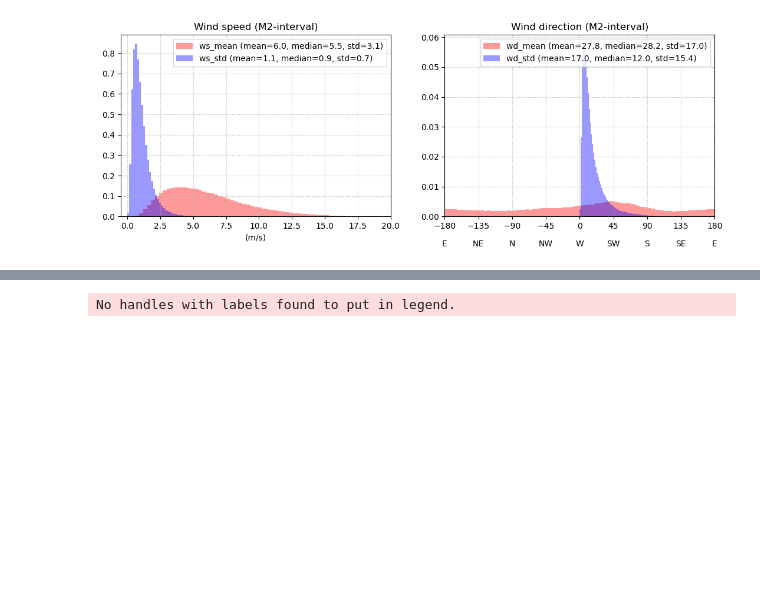
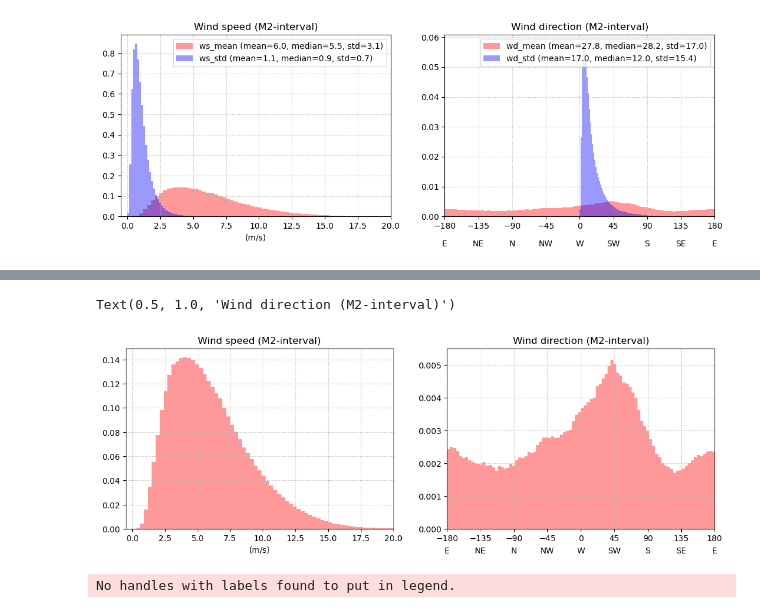
Before and after one commit to LOCO-EX/Lagrangian_ML, a Jupyter notebook: examples/interpolation_wind/wind_avg_std_M2_interp_to_particle_grid_analysis_all_years.ipynb, the cells around one changed output, grey strips where cells are left out. Cells and saved outputs as stored; diff of their text form; code cells hidden in the pictures; blank space fills up the shorter version.

```diff
--- a/examples/interpolation_wind/wind_avg_std_M2_interp_to_particle_grid_analysis_all_years.ipynb
+++ b/examples/interpolation_wind/wind_avg_std_M2_interp_to_particle_grid_analysis_all_years.ipynb
@@ -550,0 +542,14 @@ ws_val=ws.values.flatten()
+# %%
+%%time
+fig,ax=plt.subplots(1,2,figsize=(13,4))
+#
+ax[0].hist(ws.values.flatten(), bins=np.arange(0,24,0.3), alpha=0.4, density=True, color='red', label=f'ws_mean (mean={np.mean(ws.values):.1f}, median={np.median(ws.values):.1f}, std={np.std(ws.values):.1f})');
+ax[0].set_xlim(-.5,20);ax[0].grid(ls=":");
+ax[0].set_title("Wind speed (M2-interval)");ax[0].set_xlabel("(m/s)");
+#
+ax[1].hist(wd2.values.flatten(), bins=np.arange(-180,184,4), alpha=0.4, density=True, color='red', label=f'wd_mean (mean={np.mean(wd_mean.values)*180/np.pi+17:.1f}, median={np.median(wd.values)*180/np.pi+17:.1f}, std={np.mean(wd_mean_std.values)*180/np.pi:.1f})');
+ax[1].set_xlim(-180,180);ax[1].set_xticks(range(-180,180+45,45));
+ax[1].grid(ls=":"); ax[1].set_ylim(0,0.0055)
+for i,val in enumerate(wd_vals_lon0): ax[1].text(val,-.00075,wd_labs[i],ha="center");
+ax[1].set_title("Wind direction (M2-interval)");
+# %% [output]
@@ -550,0 +558,2 @@ ws_val=ws.values.flatten()
+Text(0.5, 1.0, 'Wind direction (M2-interval)')
+[figure, added]
```
Also changed, not shown: parts of 13 cells of this notebook, 7 other files.
